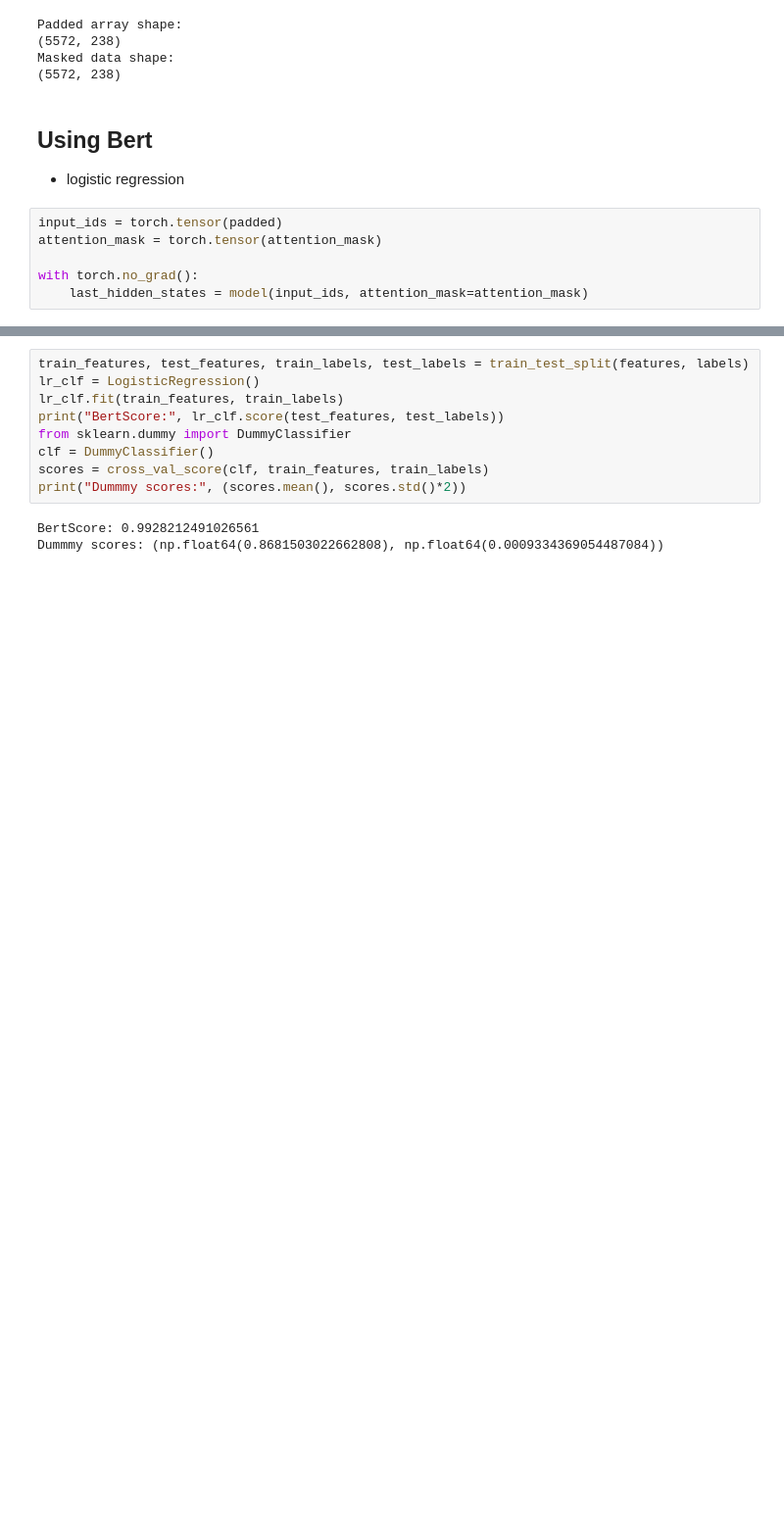
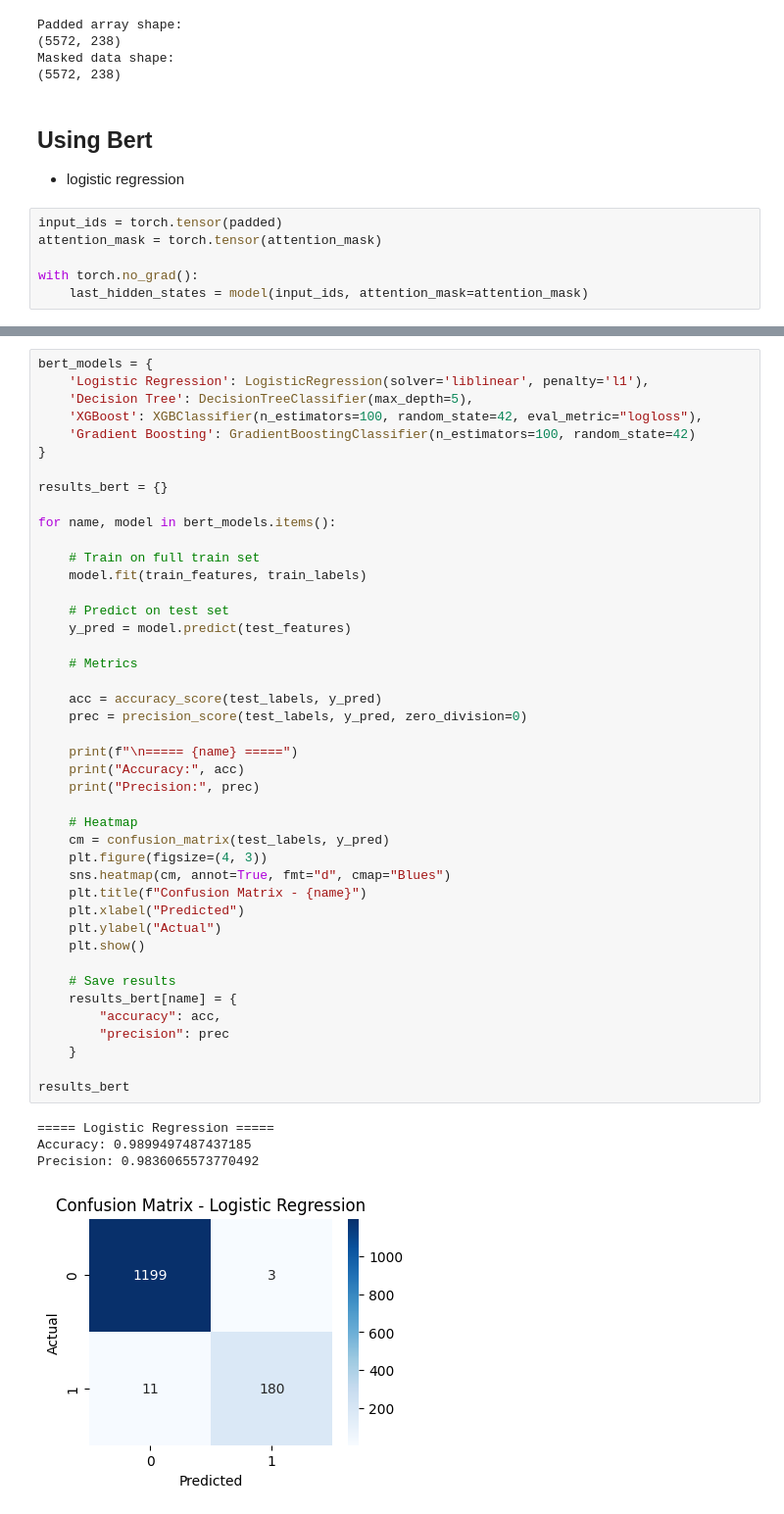
Before and after one commit to ninacunha/BERT-vs-TFIDF-TextClassification, a Jupyter notebook: Final.ipynb, the cells around one changed output, grey strips where cells are left out. Shown at 98% size. Drawn from its saved outputs; the diff is of its cells as text; blank space fills up the shorter version.

Commit message:
working on logistics of bert model

```diff
--- a/Final.ipynb
+++ b/Final.ipynb
@@ -174,12 +230,48 @@ labels = df["label"]
-# %%
-train_features, test_features, train_labels, test_labels = train_test_split(features, labels)
-lr_clf = LogisticRegression()
-lr_clf.fit(train_features, train_labels)
-print("BertScore:", lr_clf.score(test_features, test_labels))
-from sklearn.dummy import DummyClassifier
-clf = DummyClassifier()
-scores = cross_val_score(clf, train_features, train_labels)
-print("Dummmy scores:", (scores.mean(), scores.std()*2))
-# %% [output]
-BertScore: 0.9928212491026561
-Dummmy scores: (np.float64(0.8681503022662808), np.float64(0.0009334369054487084))
+# %%
+bert_models = {
+    'Logistic Regression': LogisticRegression(solver='liblinear', penalty='l1'),
+    'Decision Tree': DecisionTreeClassifier(max_depth=5),
+    'XGBoost': XGBClassifier(n_estimators=100, random_state=42, eval_metric="logloss"),
+    'Gradient Boosting': GradientBoostingClassifier(n_estimators=100, random_state=42)
+}
+
+results_bert = {}
+
+for name, model in bert_models.items():
+
+    # Train on full train set
+    model.fit(train_features, train_labels)
+
+    # Predict on test set
+    y_pred = model.predict(test_features)
+
+    # Metrics
+
+    acc = accuracy_score(test_labels, y_pred)
+    prec = precision_score(test_labels, y_pred, zero_division=0)
+
+    print(f"\n===== {name} =====")
+    print("Accuracy:", acc)
+    print("Precision:", prec)
+
+    # Heatmap
+    cm = confusion_matrix(test_labels, y_pred)
+    plt.figure(figsize=(4, 3))
+    sns.heatmap(cm, annot=True, fmt="d", cmap="Blues")
+    plt.title(f"Confusion Matrix - {name}")
+    plt.xlabel("Predicted")
+    plt.ylabel("Actual")
+    plt.show()
+
+    # Save results
+    results_bert[name] = {
+        "accuracy": acc,
+        "precision": prec
+    }
+
+results_bert
+# %% [output]
+===== Logistic Regression =====
+Accuracy: 0.9899497487437185
+Precision: 0.9836065573770492
+[figure, added]
```
Also changed, not shown: parts of 7 cells of this notebook.
